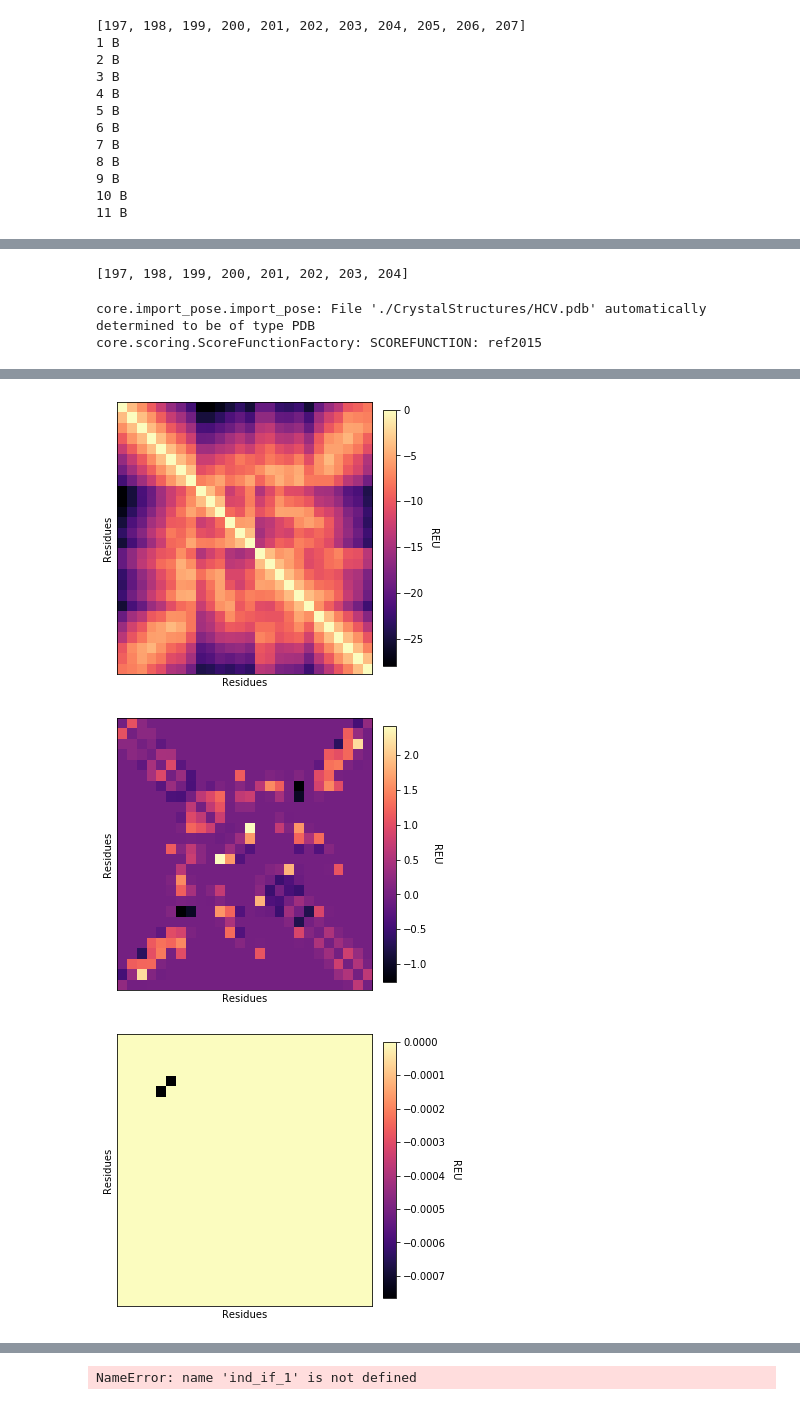
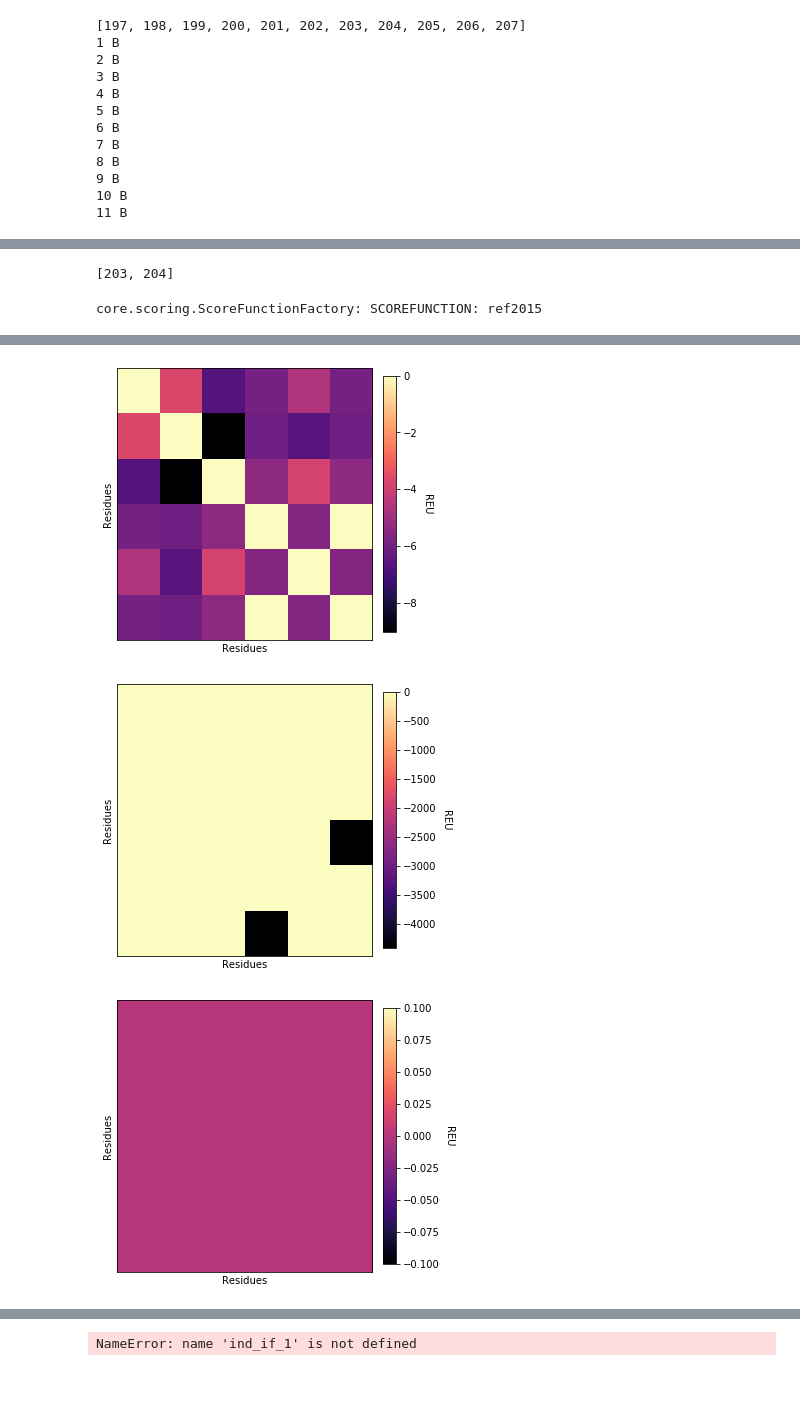
Before and after one commit to SamuelStentz/Graph-Convolutional-Neural-Network, a Jupyter notebook: GraphGeneration/Test Graph Generation.ipynb, the cells around one changed output, grey strips where cells are left out. Cells and saved outputs as stored; diff of their text form; code cells hidden in the pictures.

Commit message:
fixed p1 indexing

```diff
--- a/GraphGeneration/Test Graph Generation.ipynb
+++ b/GraphGeneration/Test Graph Generation.ipynb
@@ -47,7 +47,7 @@ for el in ind_sub:
 10 B
 11 B
 # %%
-ind_act = index_substrate_active_site(pose, index_p1 = 7, upstream_buffer = 7, downstream_buffer = 1)
+ind_act = index_substrate_active_site(pose, index_p1 = 7, upstream_buffer = 1, downstream_buffer = 1)
 print(ind_act)
 for el in ind_act:
     print(pose.pdb_info().pose2pdb(el))
@@ -110,14 +104,18 @@ Wall time: 14.2 ms
 # %%
 energy_terms = [fa_intra_sol_xover4, fa_intra_rep, rama_prepro, omega, p_aa_pp, fa_dun, ref]
+energy_edge_terms = [pro_close, fa_atr, fa_rep, fa_sol, fa_elec, lk_ball_wtd]
 params = {"amino_acids":True,
                     "sinusoidal_encoding":3,
                     "cosine_similarity":True,
                     "center_measure":True,
                     "interface_boolean":True,
                     "energy_terms":energy_terms,
-                    "energy_edge_terms":[pro_close, fa_atr, fa_rep, fa_sol, fa_elec, lk_ball_wtd],
+                    "energy_edge_terms":energy_edge_terms,
                     "distance":True,
-                    "energy":True}
+                    "energy":True,
+                    "interface_edge":True,
+                    "hydrogen_bonding":True,
+                    "covalent_edge":True}
 %time g = protein_graph(pose = pose, substrate_indices=ind_act, interface_indices = ind_if, params = params)
 # %% [output]
 core.scoring.ScoreFunctionFactory: SCOREFUNCTION: ref2015
@@ -126,12 +124,12 @@ Wall time: 28.1 ms
 # %%
 print(ind_act)
 # %% [output]
-[197, 198, 199, 200, 201, 202, 203, 204]
+[203, 204]
 # %%
 import pprint
 
-interface = index_interface_8ang_original(pose, ind_act, ind_sub, 10, protease = "./CrystalStructures/HCV.pdb")
-g = protein_graph(pose = pose, params = params, substrate_indices=ind_act, interface_indices = interface)
+#interface = index_interface_8ang_original(pose, ind_act, ind_sub, 10, protease = "./CrystalStructures/HCV.pdb")
+g = protein_graph(pose = pose, params = params, substrate_indices=ind_act, interface_indices = ind_if)
 
 fig, ax = plt.subplots()
 im = ax.imshow(g.V, cmap='magma', aspect='auto')
@@ -147,7 +145,7 @@ ax.set_xticklabels(xlab, rotation=-90, fontdict = {'fontsize': 8})
 ax.set_yticks([])
 fig.set_size_inches(5 * 1.4, 5)
 plt.gcf().subplots_adjust(bottom=.4)
-plt.savefig("../Analysis/nodefeat.png", format="png", dpi=1000, transparent = True, bbox_inches = "tight")
+#plt.savefig("../Analysis/nodefeat.png", format="png", dpi=1000, transparent = True, bbox_inches = "tight")
 plt.show()
 
 for m in range(g.A.shape[2]):
@@ -161,8 +159,7 @@ for m in range(g.A.shape[2]):
     ax.set_xticks([])
     ax.set_yticks([])
     fig.set_size_inches(5, 5)
-    plt.savefig(f"../Analysis/edgefeat{m}.png", format="png", dpi=1000, transparent = True, bbox_inches = "tight")
+    #plt.savefig(f"../Analysis/edgefeat{m}.png", format="png", dpi=1000, transparent = True, bbox_inches = "tight")
     plt.show()
 # %% [output]
-core.import_pose.import_pose: File './CrystalStructures/HCV.pdb' automatically determined to be of type PDB
 core.scoring.ScoreFunctionFactory: SCOREFUNCTION: ref2015
@@ -170,3 +167,3 @@ core.scoring.ScoreFunctionFactory: SCOREFUNCTION: ref2015
-[figure, old version]
+[figure, new version]
-[figure, old version]
+[figure, new version]
-[figure, old version]
+[figure, new version]
```
Also changed, not shown: parts of 8 cells of this notebook, 4 other files.
